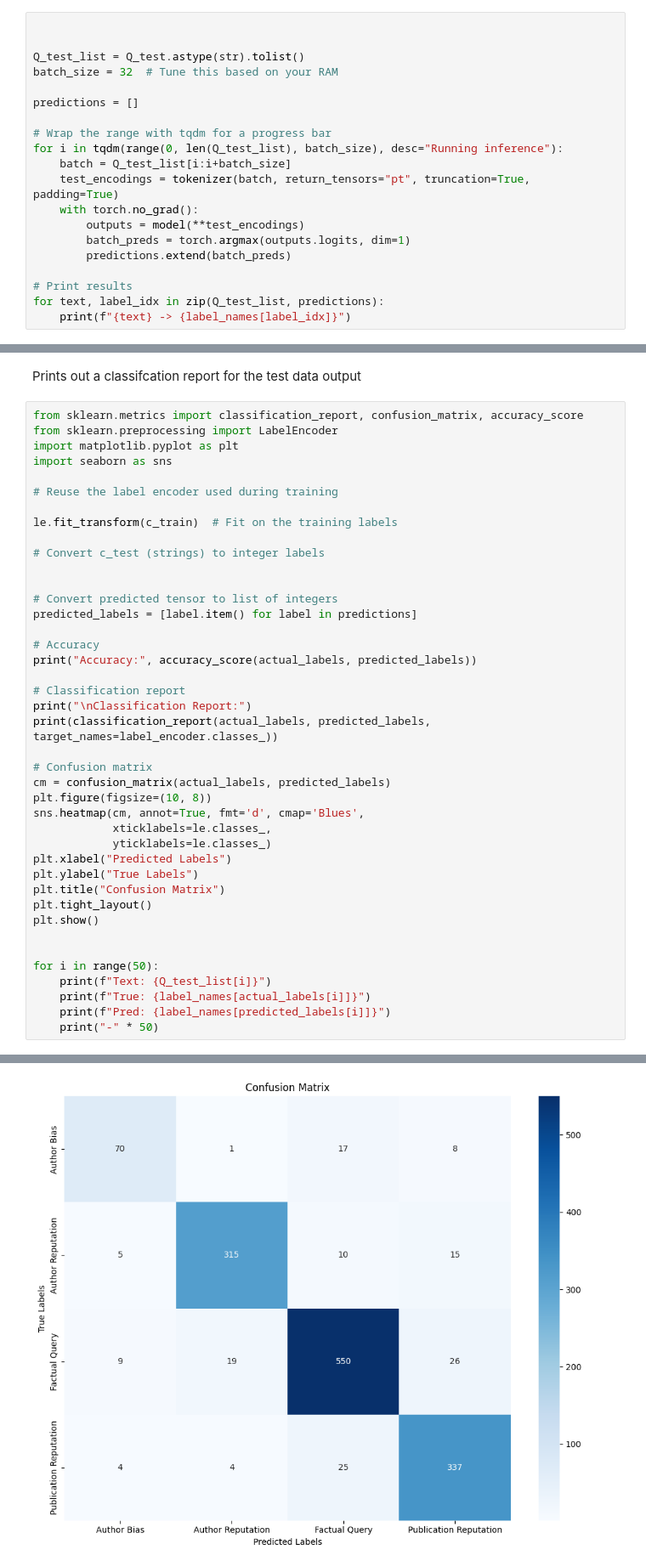
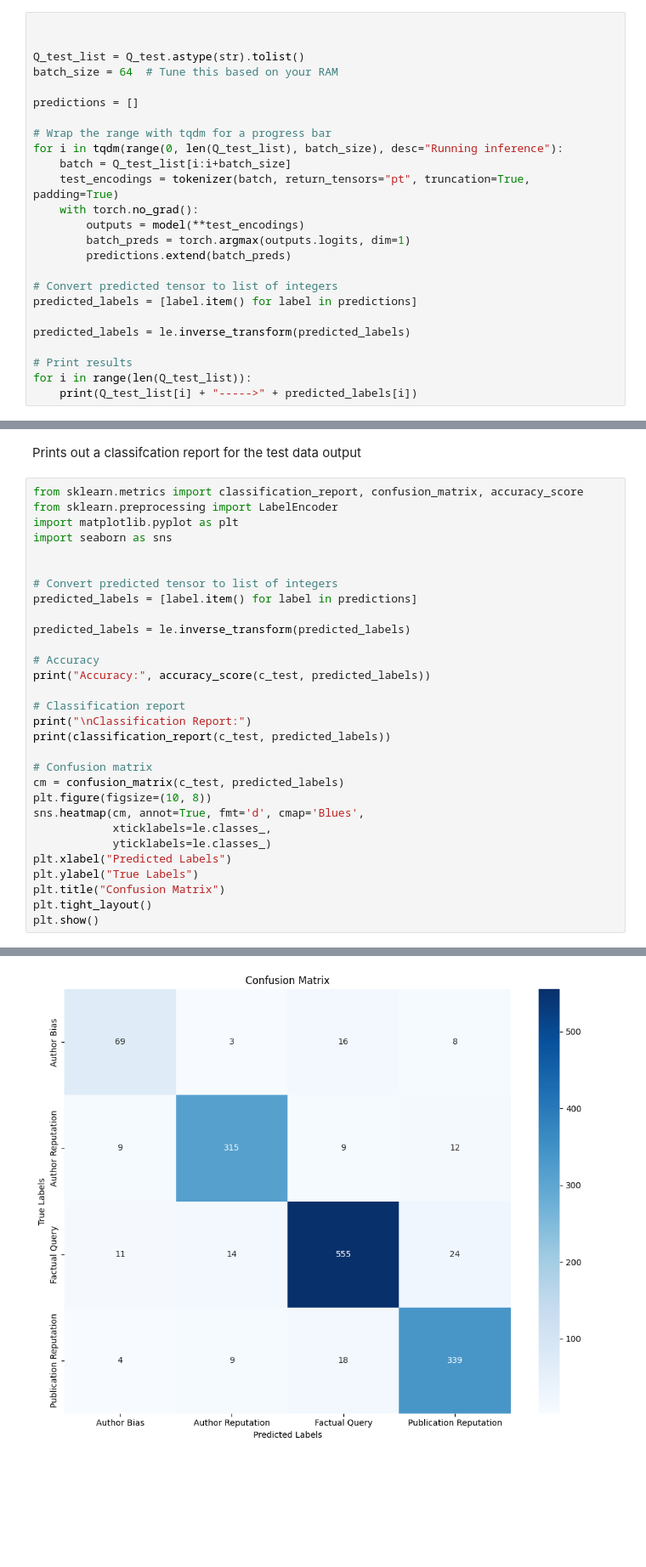
Before and after one commit to AndrewSauer0623/TREC2025, a Jupyter notebook: ReportGeneration.ipynb, the cells around one changed output, grey strips where cells are left out. Shown: that part at 85% size. Saved outputs shown, nothing was run; the diff lists cells and outputs as text; blank space fills up the shorter version.

Commit message:
Fixed BERT de encoding to properly assign labels

```diff
--- a/ReportGeneration.ipynb
+++ b/ReportGeneration.ipynb
@@ -195,7 +195,7 @@ Use the model to make predictions on the test data
 
 
 Q_test_list = Q_test.astype(str).tolist()
-batch_size = 32  # Tune this based on your RAM
+batch_size = 64  # Tune this based on your RAM
 
 predictions = []
 
@@ -208,7 +208,12 @@ for i in tqdm(range(0, len(Q_test_list), batch_size), desc="Running inference"):
         batch_preds = torch.argmax(outputs.logits, dim=1)
         predictions.extend(batch_preds)
 
+# Convert predicted tensor to list of integers
+predicted_labels = [label.item() for label in predictions]
+
+predicted_labels = le.inverse_transform(predicted_labels)
+
 # Print results
-for text, label_idx in zip(Q_test_list, predictions):
-    print(f"{text} -> {label_names[label_idx]}")
+for i in range(len(Q_test_list)):
+    print(Q_test_list[i] + "----->" + predicted_labels[i])
 # %% [output]
@@ -242,25 +242,21 @@ from sklearn.preprocessing import LabelEncoder
 import matplotlib.pyplot as plt
 import seaborn as sns
 
-# Reuse the label encoder used during training
-
-le.fit_transform(c_train)  # Fit on the training labels
-
-# Convert c_test (strings) to integer labels
-
 
 # Convert predicted tensor to list of integers
 predicted_labels = [label.item() for label in predictions]
 
+predicted_labels = le.inverse_transform(predicted_labels)
+
 # Accuracy
-print("Accuracy:", accuracy_score(actual_labels, predicted_labels))
+print("Accuracy:", accuracy_score(c_test, predicted_labels))
 
 # Classification report
 print("\nClassification Report:")
-print(classification_report(actual_labels, predicted_labels, target_names=label_encoder.classes_))
+print(classification_report(c_test, predicted_labels))
 
 # Confusion matrix
-cm = confusion_matrix(actual_labels, predicted_labels)
+cm = confusion_matrix(c_test, predicted_labels)
 plt.figure(figsize=(10, 8))
 sns.heatmap(cm, annot=True, fmt='d', cmap='Blues',
             xticklabels=le.classes_,
@@ -270,11 +266,4 @@ plt.ylabel("True Labels")
 plt.title("Confusion Matrix")
 plt.tight_layout()
 plt.show()
-
-
-for i in range(50):
-    print(f"Text: {Q_test_list[i]}")
-    print(f"True: {label_names[actual_labels[i]]}")
-    print(f"Pred: {label_names[predicted_labels[i]]}")
-    print("-" * 50)
 # %% [output]
@@ -293,2 +282,2 @@ Publication Reputation       0.87      0.91      0.89       370
           weighted avg       0.90      0.90      0.90      1415
-[figure, old version]
+[figure, new version]
```
Also changed, not shown: parts of 6 cells of this notebook.
